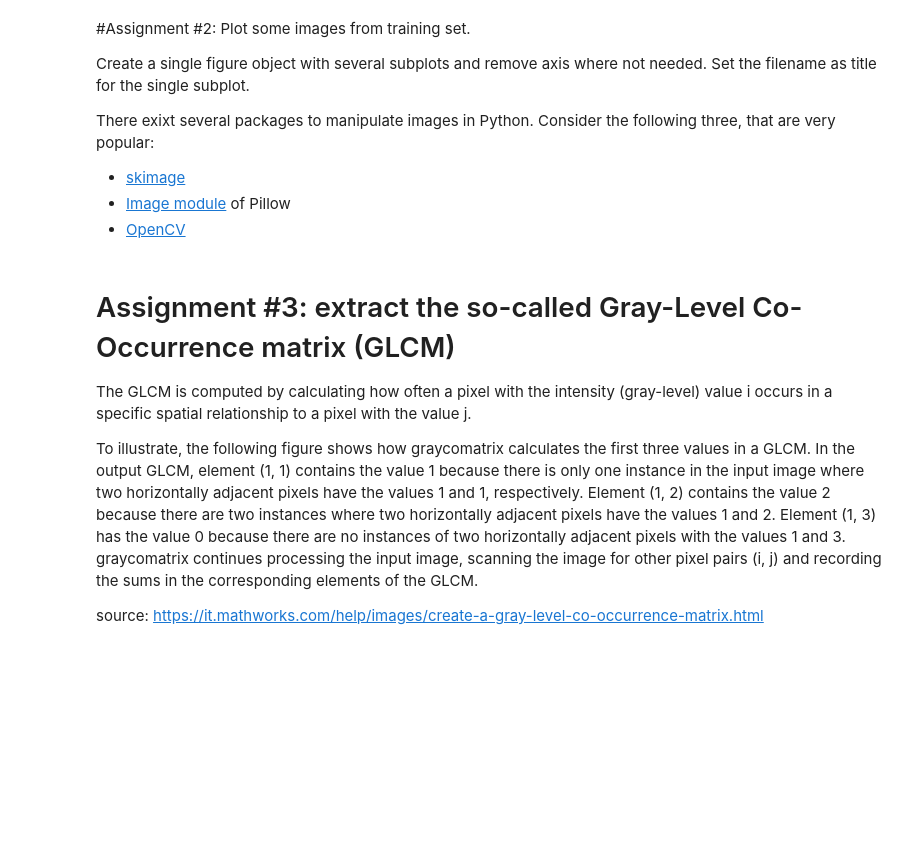
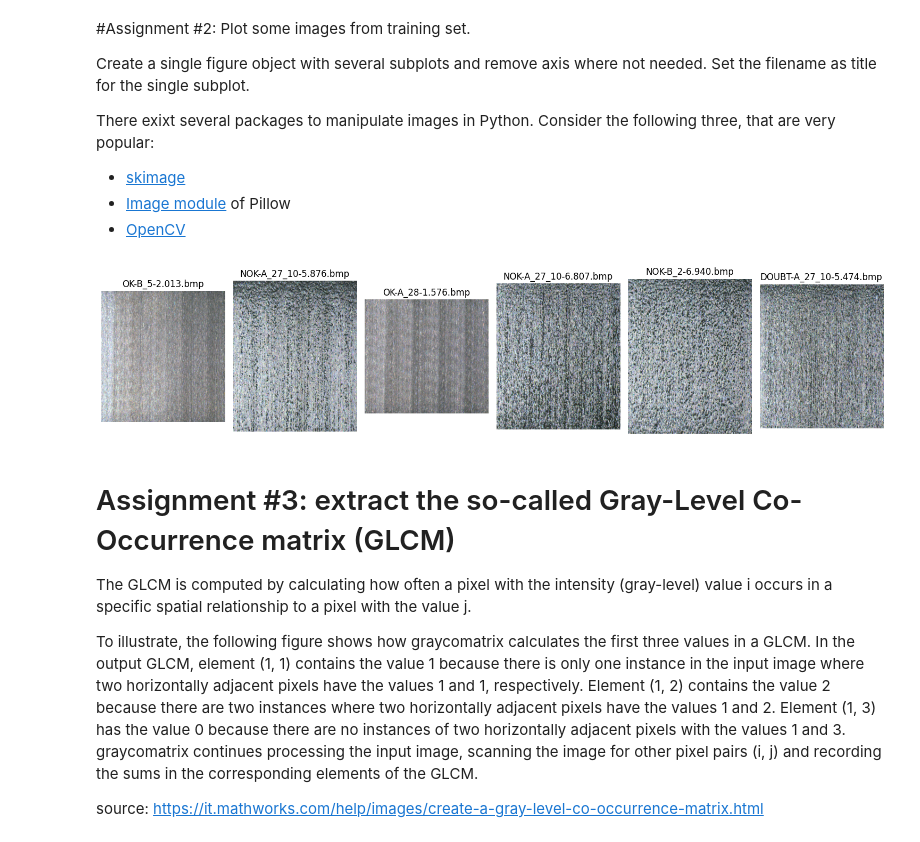
Before and after one commit to leilaalizadeh/Machine-Learning-in-Application, a Jupyter notebook: 3_ML_texture-a.ipynb, the cells around one changed output. Drawn from its saved outputs; the diff is of its cells as text; code cells hidden in the pictures; blank space fills up the shorter version.

```diff
--- a/3_ML_texture-a.ipynb
+++ b/3_ML_texture-a.ipynb
@@ -83,0 +87,6 @@ filepaths = list()
+# %%
+filepaths = list()
+for file in glob.glob(os.path.join(ROOTDIR_DATASET, "**","*.bmp"), recursive= True):
+  filepaths.append(file)
+
+print(len(filepaths))
@@ -97,0 +107,14 @@ fig, ax = [...]
+# %%
+num_img = 6
+fig, ax = plt.subplots(1, num_img,figsize=(15,5))
+
+for i in range(num_img):
+    img = skimage.io.imread(filepaths[i])
+    ax[i].imshow(img, cmap='gray')
+    ax[i].set_title(os.path.basename(filepaths[i]))
+    ax[i].axis("off")
+
+plt.tight_layout()
+plt.show()
+# %% [output]
+[figure, added]
```
Also changed, not shown: parts of 14 cells of this notebook.
